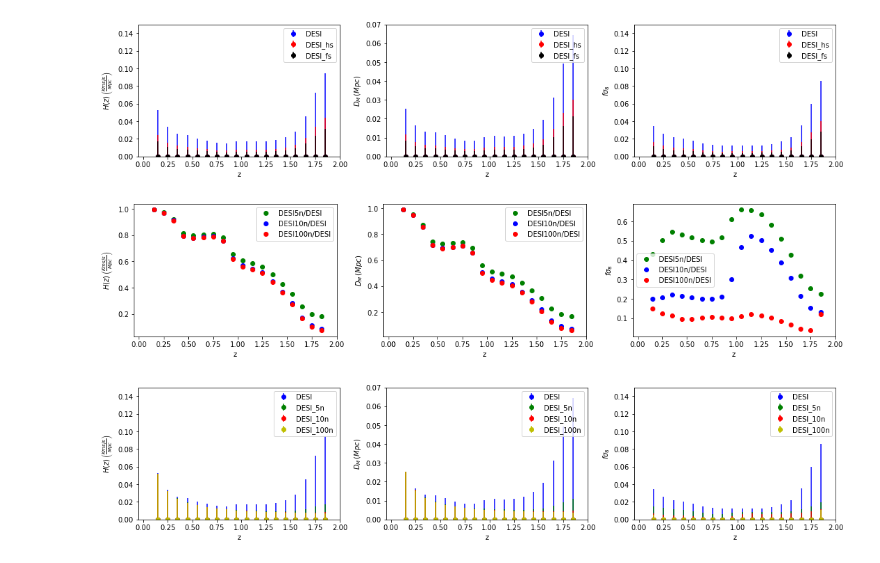
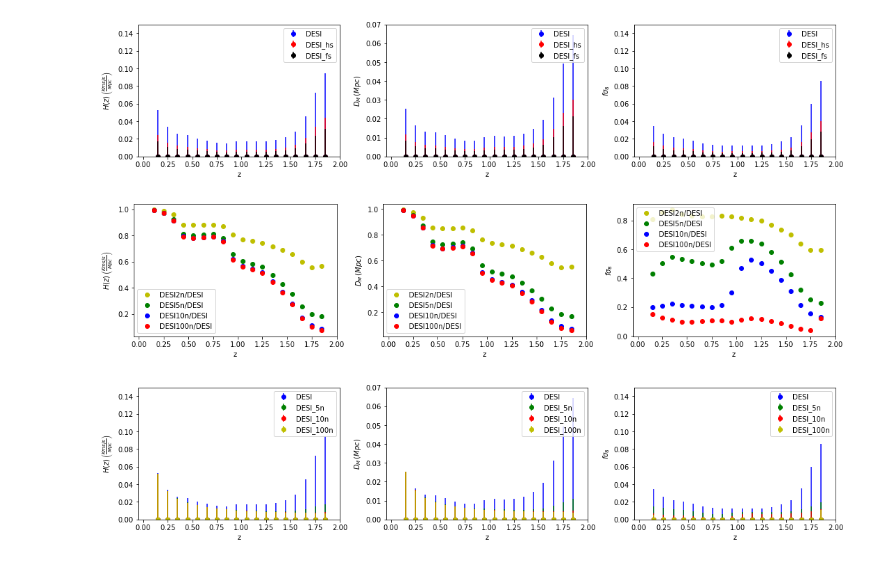
Before and after one commit to JaimeRZP/Growz, a Jupyter notebook: notebooks/plotting_Xi.ipynb, the cells around one changed output. Saved outputs shown, nothing was run; the diff lists cells and outputs as text; code cells hidden in the pictures.

```diff
--- a/notebooks/plotting_Xi.ipynb
+++ b/notebooks/plotting_Xi.ipynb
@@ -52,6 +52,7 @@ old_DESI_data = data_class.get_DESI(new=True, mode=None)
 DESI_data = data_class.get_synthetic('DESI', new=True)
 DESIhs_data = data_class.get_synthetic('DESI_hs', new=True)
 DESIfs_data = data_class.get_synthetic('DESI_fs', new=True)
+DESI2n_data = data_class.get_synthetic('DESI_2n', new=True)
 DESI5n_data = data_class.get_synthetic('DESI_5n', new=True)
 DESI10n_data = data_class.get_synthetic('DESI_10n', new=True)
 DESI100n_data = data_class.get_synthetic('DESI_100n', new=True)
@@ -236,40 +237,43 @@ fig=plt.figure(figsize=(18,3.5))
 fig.subplots_adjust(wspace=0.23)
 
 ax1 = plt.subplot(131)
+plt.plot(DESI_data['z'], DESI2n_data['H_err']/DESI_data['H_err'], 'yo', label='DESI2n/DESI')
 plt.plot(DESI_data['z'], DESI5n_data['H_err']/DESI_data['H_err'], 'go', label='DESI5n/DESI')
 plt.plot(DESI_data['z'], DESI10n_data['H_err']/DESI_data['H_err'], 'bo', label='DESI10n/DESI')
 plt.plot(DESI_data['z'], DESI100n_data['H_err']/DESI_data['H_err'], 'ro', label='DESI100n/DESI')
 # axis labels and title
 plt.xlim(-0.05, 2.)
 plt.xlabel("z")
 plt.ylabel(r"$H(z) \, \left(\frac{Kms/s}{Mpc} \right)$")
 plt.legend();
 
 ax1 = plt.subplot(132)
 #plt.plot(z_planck, Planck['dM_arr'], "k--", label='Planck')
+plt.plot(DESI_data['z'], DESI2n_data['dA_err']/DESI_data['dA_err'], 'yo', label='DESI2n/DESI')
 plt.plot(DESI_data['z'], DESI5n_data['dA_err']/DESI_data['dA_err'], 'go', label='DESI5n/DESI')
 plt.plot(DESI_data['z'], DESI10n_data['dA_err']/DESI_data['dA_err'], 'bo', label='DESI10n/DESI')
 plt.plot(DESI_data['z'], DESI100n_data['dA_err']/DESI_data['dA_err'], 'ro', label='DESI100n/DESI')
 plt.xlabel("z")
 plt.ylabel(r"$D_M$")
 plt.xlim(-0.05, 2)
 plt.ylabel(r"$D_M \, (Mpc)$")
 plt.legend();
 
 ax1 = plt.subplot(133)
 #plt.plot(z_planck, Planck['f_arr']*Planck['s8_arr'], "k--", label='Planck')
+plt.plot(DESI_data['z'], DESI2n_data['fs8_err']/DESI_data['fs8_err'], 'yo', label='DESI2n/DESI')
 plt.plot(DESI_data['z'], DESI5n_data['fs8_err']/DESI_data['fs8_err'], 'go', label='DESI5n/DESI')
 plt.plot(DESI_data['z'], DESI10n_data['fs8_err']/DESI_data['fs8_err'], 'bo', label='DESI10n/DESI')
 plt.plot(DESI_data['z'], DESI100n_data['fs8_err']/DESI_data['fs8_err'], 'ro', label='DESI100n/DESI')
 plt.xlim(-0.05, 2)
 plt.xlabel("z")
 plt.ylabel(r"$f \sigma_8$")
 plt.legend();
 
 os.remove('/mnt/c/Users/Jaime/Desktop/PhD/gp_figures/data.pdf')
 plt.savefig('/mnt/c/Users/Jaime/Desktop/PhD/gp_figures/data.pdf', bbox_inches='tight', pad_inches=0)
 # %% [output]
-[figure, old version]
+[figure, new version]
 # %%
 fig=plt.figure(figsize=(18,3.5))
 fig.subplots_adjust(wspace=0.23)
```
Also changed, not shown: parts of 3 cells of this notebook.
